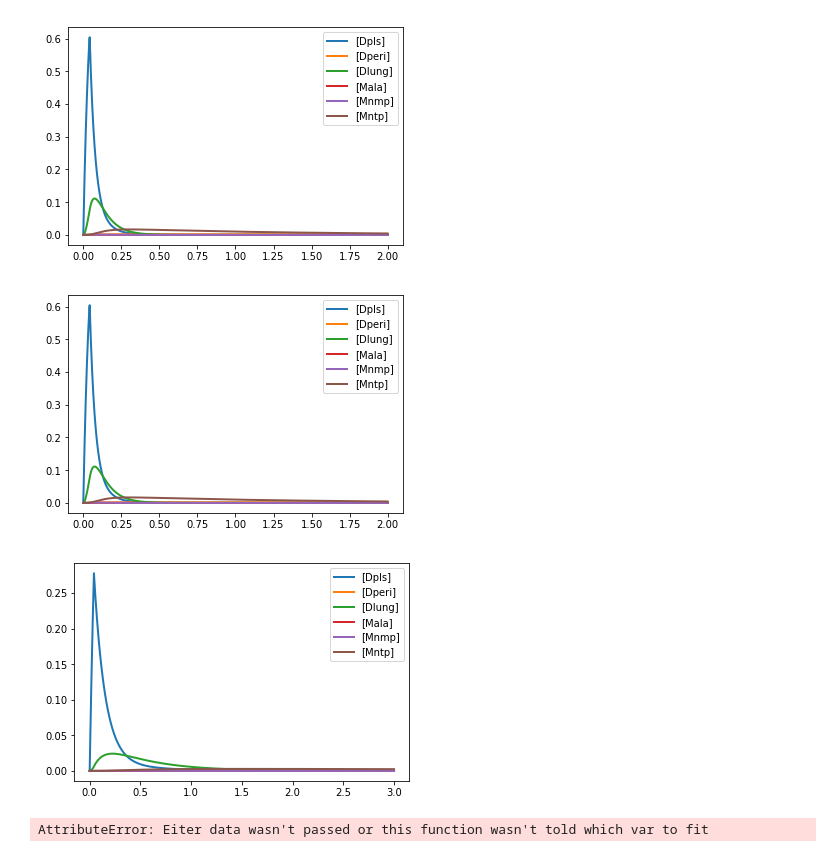
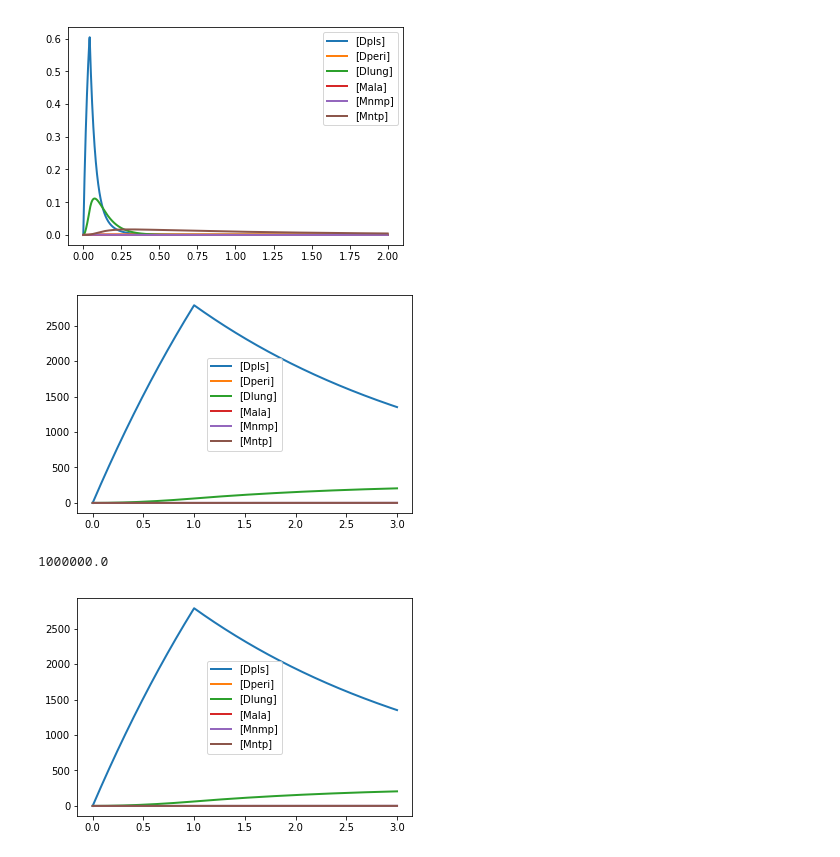
Before and after one commit to covid-tissue-models/covid-tissue-response-models, a Jupyter notebook: tellurium/remdesivir-PK-model/compartment-rmds-pk.ipynb, the cells around one changed output. Cells and saved outputs as stored; diff of their text form; code cells hidden in the pictures.

```diff
--- a/tellurium/remdesivir-PK-model/compartment-rmds-pk.ipynb
+++ b/tellurium/remdesivir-PK-model/compartment-rmds-pk.ipynb
@@ -230,9 +221,14 @@ compartments_model_str = '''
 # %%
 
 nr = te.loada(compartments_model_str)
-nr.simulate(0, 3, 1000)
-r.plot()
+rnr = nr.simulate(0, 3, 1000)
 nr.plot()
+nr = te.loada(compartments_model_str)
+nr.B = 1000000
+print(nr.B)
+rnr = nr.simulate(0, 3, 1000)
+nr.plot()
 # %% [output]
-[figure, old version]
+[figure, new version]
+1000000.0
-[figure, old version]
+[figure, new version]
@@ -244,4 +234,0 @@ def cost_fnc(data = None, var_to_fit = None):
-# %%
-cost_fnc()
-# %% [output]
-AttributeError: Eiter data wasn't passed or this function wasn't told which var to fit
```
Also changed, not shown: parts of 8 cells of this notebook.
